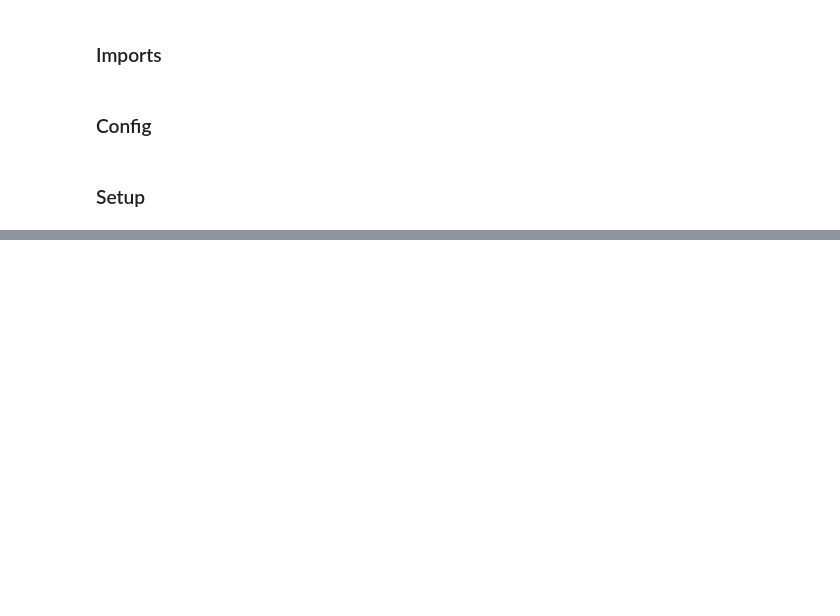
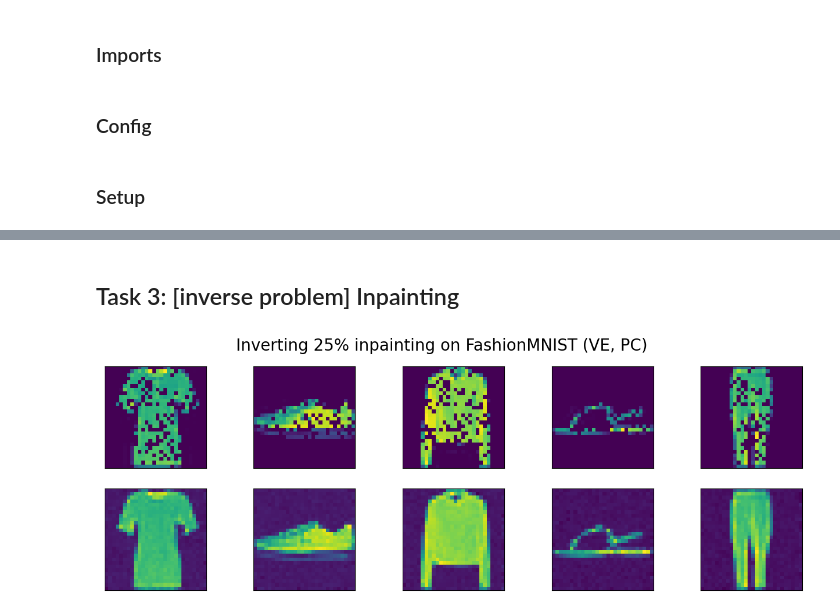
Before and after one commit to snigdhasaha7/diffusion-for-photoacoustic, a Jupyter notebook: work_showcase.ipynb, the cells around one changed output, grey strips where cells are left out. Saved outputs shown, nothing was run; the diff lists cells and outputs as text; code cells hidden in the pictures; blank space fills up the shorter version.

```diff
--- a/work_showcase.ipynb
+++ b/work_showcase.ipynb
@@ -171,0 +270,15 @@ Files already downloaded and verified
+# %% [markdown]
+## Task 3: [inverse problem] Inpainting
+# %%
+# Inpainted images
+num_images = 5
+data, _ = next(iter(train_loader))
+clean_images = data[:num_images].to(device)
+inpainted_images, L = inpaint(clean_images, ratio=0.25)
+
+# Denoised images
+denoised_images = denoise(inpainted_images, denoiser, lbda=.01, lbda_schedule='linear', lbda_param=10, subsampling_L=L, task='depaint')
+
+plot_before_after(inpainted_images, denoised_images, title="Inverting 25% inpainting on FashionMNIST (VE, PC)")
+# %% [output]
+[figure, added]
```
Also changed, not shown: parts of 23 cells of this notebook, 1 other file.
